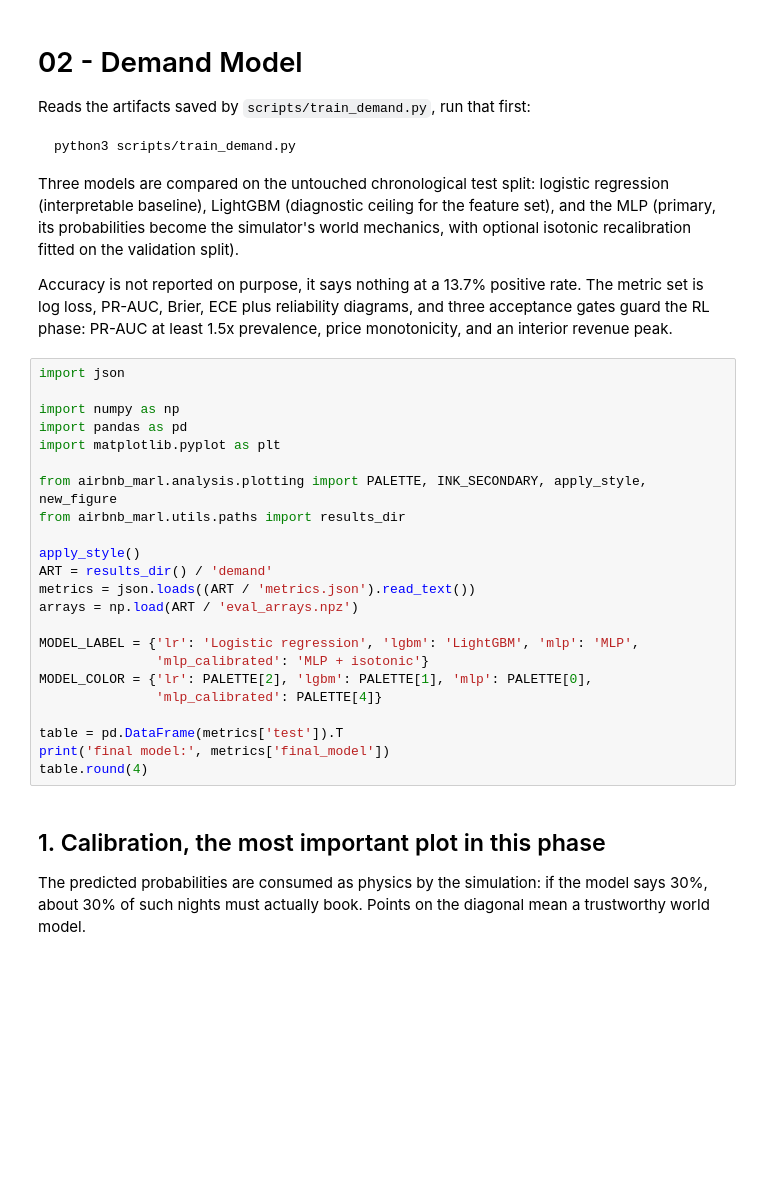
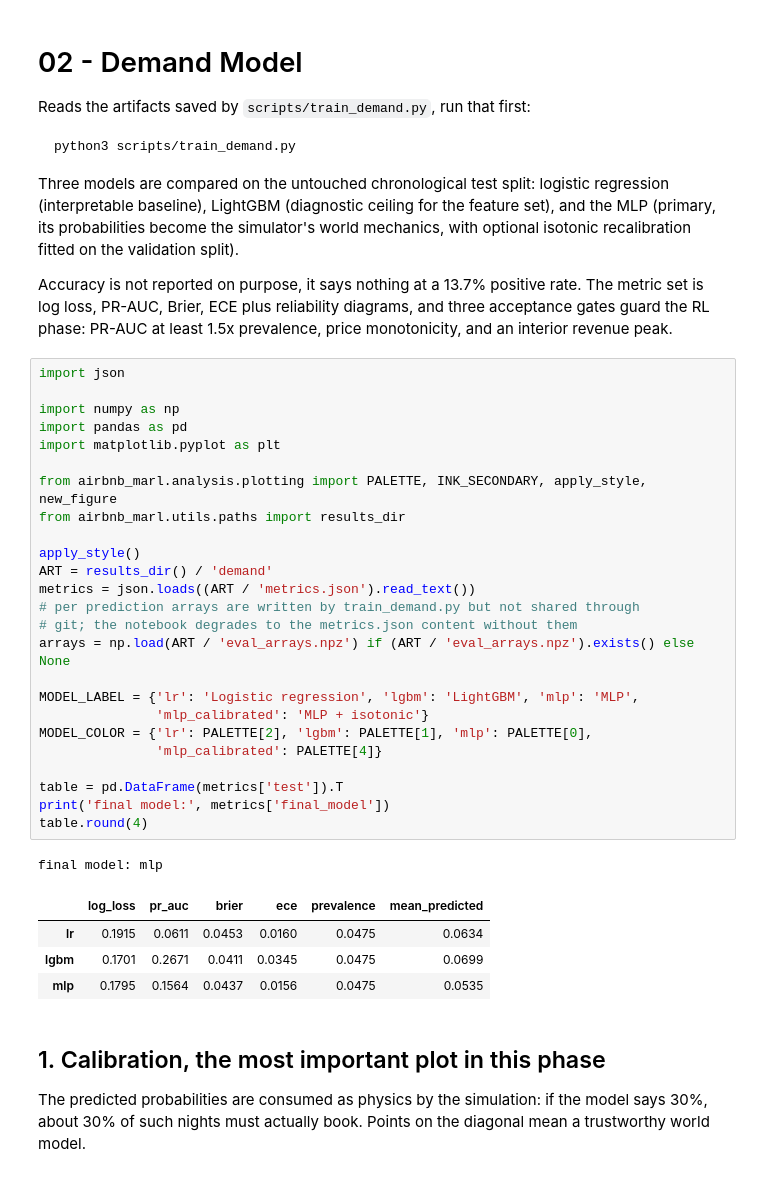
Before and after one commit to LazarSazdov/marl-dqn-dynamic-pricing, a Jupyter notebook: notebooks/02_demand_model.ipynb, the cells around one changed output. Cells and saved outputs as stored; diff of their text form; blank space fills up the shorter version.

```diff
--- a/notebooks/02_demand_model.ipynb
+++ b/notebooks/02_demand_model.ipynb
@@ -18,26 +18,34 @@ phase: PR-AUC at least 1.5x prevalence, price monotonicity, and an interior reve
 # %%
 import json
 
 import numpy as np
 import pandas as pd
 import matplotlib.pyplot as plt
 
 from airbnb_marl.analysis.plotting import PALETTE, INK_SECONDARY, apply_style, new_figure
 from airbnb_marl.utils.paths import results_dir
 
 apply_style()
 ART = results_dir() / 'demand'
 metrics = json.loads((ART / 'metrics.json').read_text())
-arrays = np.load(ART / 'eval_arrays.npz')
+# per prediction arrays are written by train_demand.py but not shared through
+# git; the notebook degrades to the metrics.json content without them
+arrays = np.load(ART / 'eval_arrays.npz') if (ART / 'eval_arrays.npz').exists() else None
 
 MODEL_LABEL = {'lr': 'Logistic regression', 'lgbm': 'LightGBM', 'mlp': 'MLP',
                'mlp_calibrated': 'MLP + isotonic'}
 MODEL_COLOR = {'lr': PALETTE[2], 'lgbm': PALETTE[1], 'mlp': PALETTE[0],
                'mlp_calibrated': PALETTE[4]}
 
 table = pd.DataFrame(metrics['test']).T
 print('final model:', metrics['final_model'])
 table.round(4)
+# %% [output]
+final model: mlp
+|  | log_loss | pr_auc | brier | ece | prevalence | mean_predicted |
+| lr | 0.1915 | 0.0611 | 0.0453 | 0.0160 | 0.0475 | 0.0634 |
+| lgbm | 0.1701 | 0.2671 | 0.0411 | 0.0345 | 0.0475 | 0.0699 |
+| mlp | 0.1795 | 0.1564 | 0.0437 | 0.0156 | 0.0475 | 0.0535 |
 # %% [markdown]
 ## 1. Calibration, the most important plot in this phase
 
```
Also changed, not shown: parts of 4 cells of this notebook, 1 other file.
